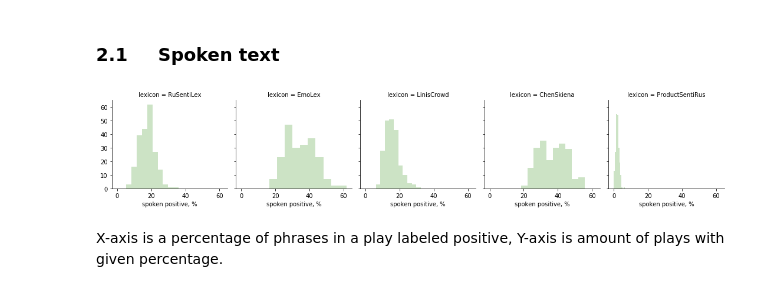
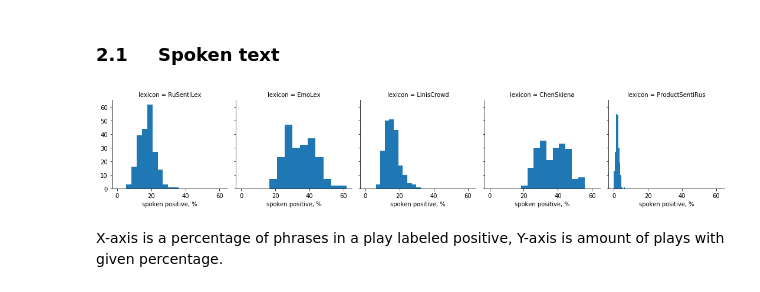
Before and after one commit to creaciond/rus-dra-emotions, a Jupyter notebook: lexicons.ipynb, the cells around one changed output. Cells and saved outputs as stored; diff of their text form; code cells hidden in the pictures.

Commit message:
heatmap fix

```diff
--- a/lexicons.ipynb
+++ b/lexicons.ipynb
@@ -49,13 +51,12 @@ Let's visualise amounts of found emotional lines by play for each lexicon:
 # %% [markdown]
 ### 2.1 &emsp; Spoken text
 # %%
-g = sns.FacetGrid(df, col="lexicon")
-sns.set_palette(sns.cubehelix_palette(7, start=.8))
+g = sns.FacetGrid(df, col="lexicon", palette=sns.cubehelix_palette(7, start=.8))
 # plt.suptitle("Distribution of positive phrases in plays")
 g.map(plt.hist, "spoken positive, %");
 plt.savefig("./data/figures/spoken_positive_by_lexicon.png", dpi=600)
 # %% [output]
-[figure, old version]
+[figure, new version]
 # %% [markdown]
 X-axis is a percentage of phrases in a play labeled positive, Y-axis is amount of plays with given percentage.
 # %%
```
Also changed, not shown: parts of 10 cells of this notebook.
